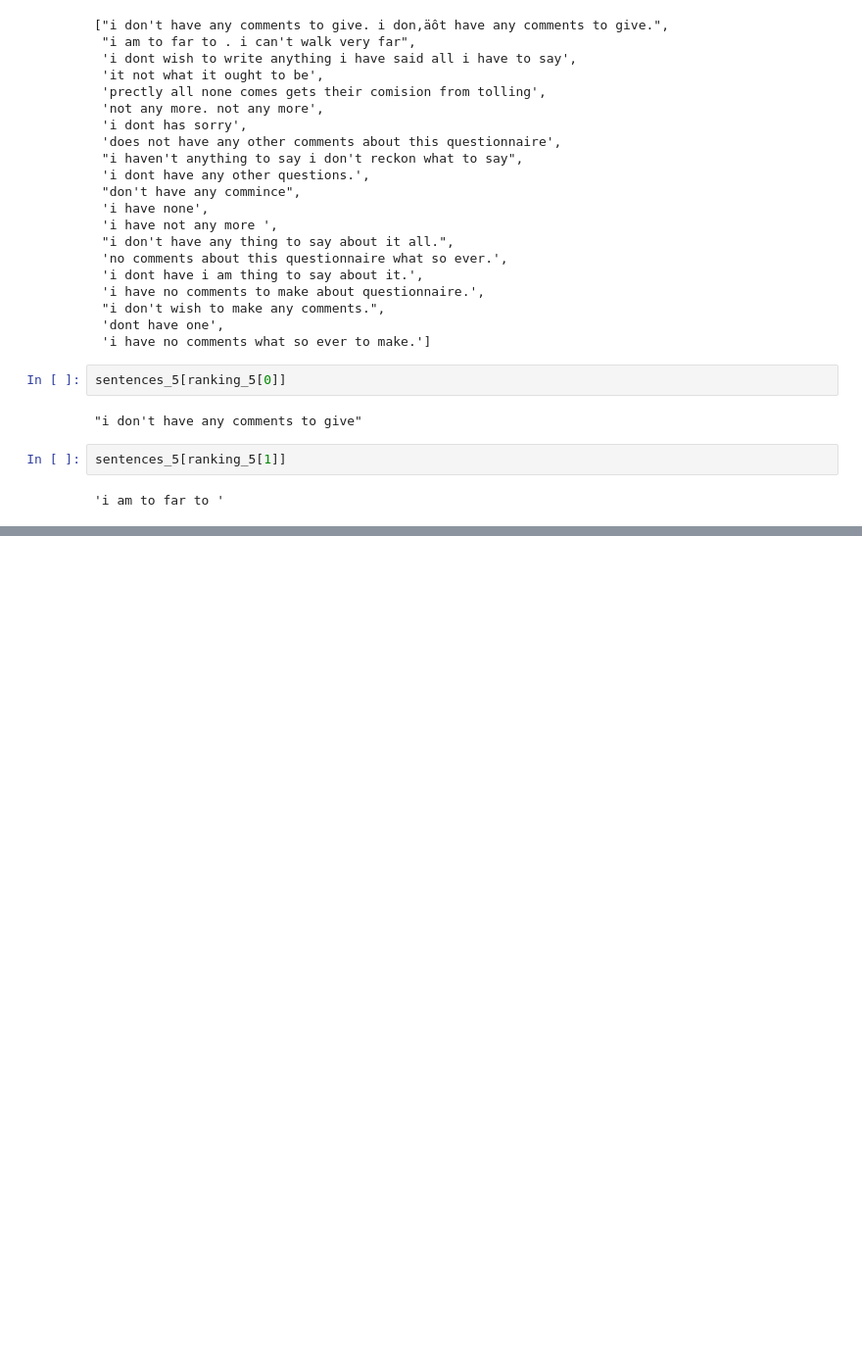
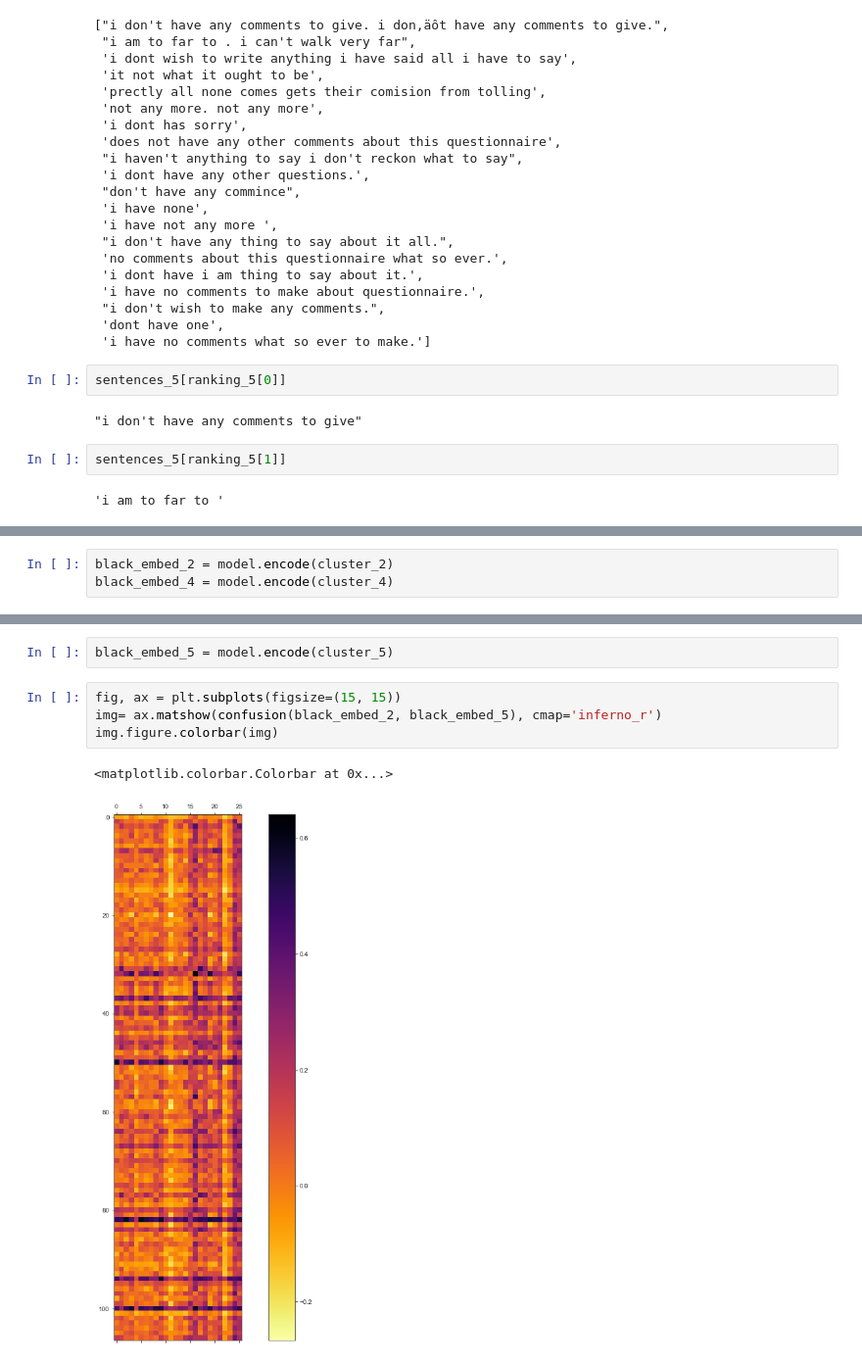
Before and after one commit to amos3vt/ASWW2, a Jupyter notebook: scripts/DEIM_clusters(32).ipynb, the cells around one changed output, grey strips where cells are left out. Shown at 98% size. Drawn from its saved outputs; the diff is of its cells as text; blank space fills up the shorter version.

```diff
--- a/scripts/DEIM_clusters(32).ipynb
+++ b/scripts/DEIM_clusters(32).ipynb
@@ -884,0 +915,3 @@ sentences_5[ranking_5[1]]
+# %%
+black_embed_2 = model.encode(cluster_2)
+black_embed_4 = model.encode(cluster_4)
@@ -884,0 +932,9 @@ sentences_5[ranking_5[1]]
+# %%
+black_embed_5 = model.encode(cluster_5)
+# %%
+fig, ax = plt.subplots(figsize=(15, 15))
+img= ax.matshow(confusion(black_embed_2, black_embed_5), cmap='inferno_r')
+img.figure.colorbar(img)
+# %% [output]
+<matplotlib.colorbar.Colorbar at 0x...>
+[figure, added]
```
Also changed, not shown: parts of 8 cells of this notebook.
